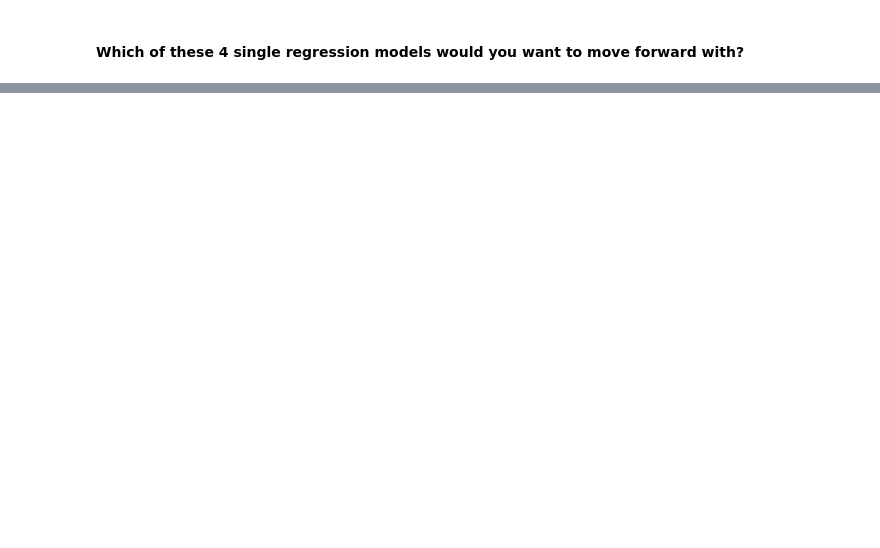
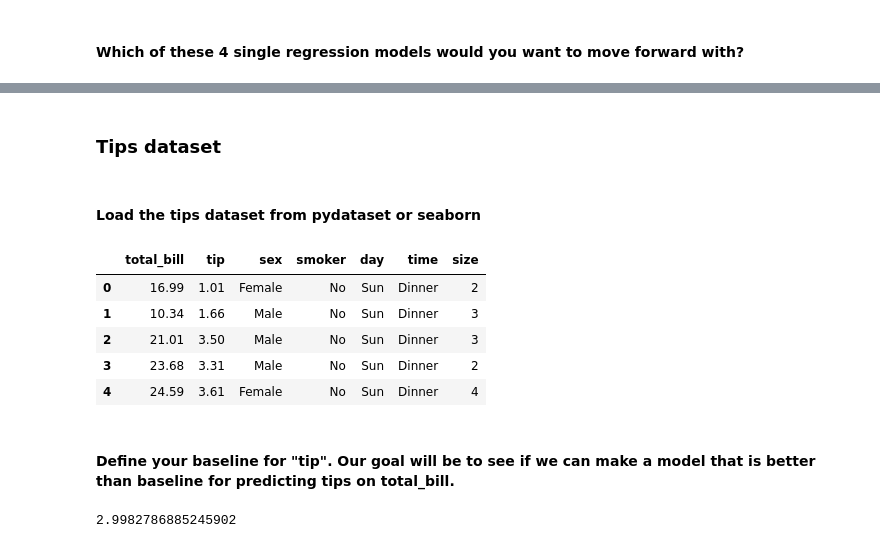
Before and after one commit to SamuelD-Data/regression-exercises, a Jupyter notebook: evaluate.ipynb, the cells around one changed output, grey strips where cells are left out. Cells and saved outputs as stored; diff of their text form; code cells hidden in the pictures; blank space fills up the shorter version.

```diff
--- a/evaluate.ipynb
+++ b/evaluate.ipynb
@@ -282,0 +371,23 @@ Since the rainfall log model has a lower SSE, I would prefer it over the rainfal
+# %% [markdown]
+### Tips dataset
+# %% [markdown]
+#### Load the tips dataset from pydataset or seaborn
+# %%
+df = sns.load_dataset("tips")
+
+df.head()
+# %% [output]
+|  | total_bill | tip | sex | smoker | day | time | size |
+| 0 | 16.99 | 1.01 | Female | No | Sun | Dinner | 2 |
+| 1 | 10.34 | 1.66 | Male | No | Sun | Dinner | 3 |
+| 2 | 21.01 | 3.50 | Male | No | Sun | Dinner | 3 |
+| 3 | 23.68 | 3.31 | Male | No | Sun | Dinner | 2 |
+| 4 | 24.59 | 3.61 | Female | No | Sun | Dinner | 4 |
+# %% [markdown]
+#### Define your baseline for "tip". Our goal will be to see if we can make a model that is better than baseline for predicting tips on total_bill.
+# %%
+baseline = df.tip.mean()
+
+baseline
+# %% [output]
+2.9982786885245902
```
Also changed, not shown: parts of 22 cells of this notebook.
